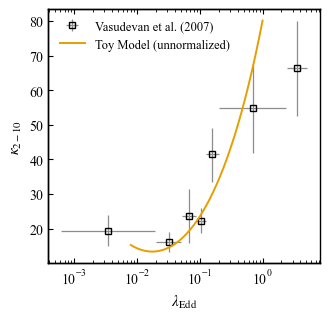
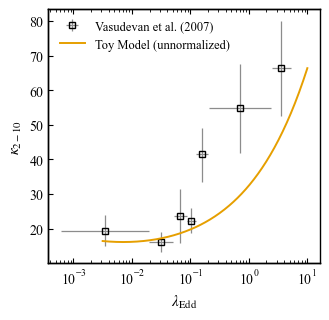
The change to this notebook cell's code, shown as a diff; its figure went from the first image to the second:
--- before
+++ after
@@ -7,5 +7,5 @@
 vasudevan_df = vasudevan_df.sort_values('lambda_edd')
 
-lambda_grid = np.logspace(-2.1, 0, 300)
+lambda_grid = np.logspace(-2.5, 1, 300)
 alpha_grid = 0.34 * np.log10(lambda_grid) + 1.34
 
@@ -13,6 +13,7 @@
 for alpha in alpha_grid:
     s = 1.0 - alpha
-    numerator = mp.gammainc(s, 0.1 / 50.0, 500.0 / 50.0)
-    denominator = mp.gammainc(s, 2.0 / 50.0, 10.0 / 50.0)
+    temp = 30.0
+    numerator = mp.gammainc(s, 0.1 / temp, 500.0 / temp)
+    denominator = mp.gammainc(s, 2.0 / temp, 10.0 / temp)
     model_ratio.append(float(numerator / denominator))
 model_ratio = np.asarray(model_ratio)
@@ -58,4 +59,10 @@
 ax_left.grid(False)
 
+left_ylim = ax_left.get_ylim()
+data_y_min = vasudevan_df['kappa2_10'].min()
+model_y_min = model_ratio.min()
+y_scale = data_y_min / model_y_min
+ax_right.set_ylim(left_ylim[0] / y_scale, left_ylim[1] / y_scale)
+
 ax_right.tick_params(right=False, labelright=False)
 ax_right.spines['right'].set_visible(False)

Commit: Update notebook figures and references